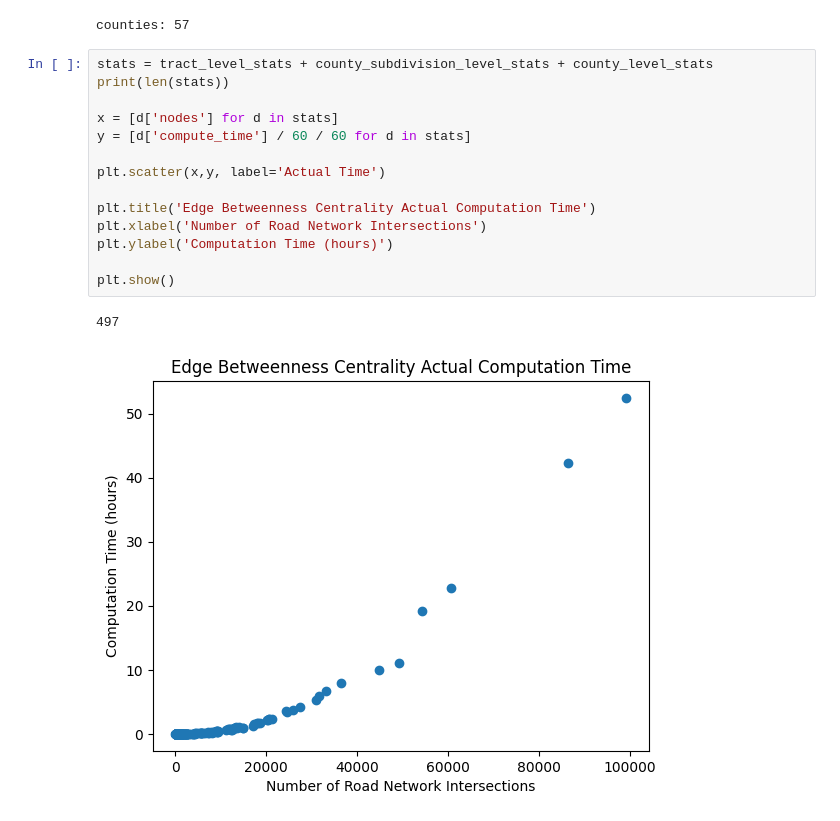
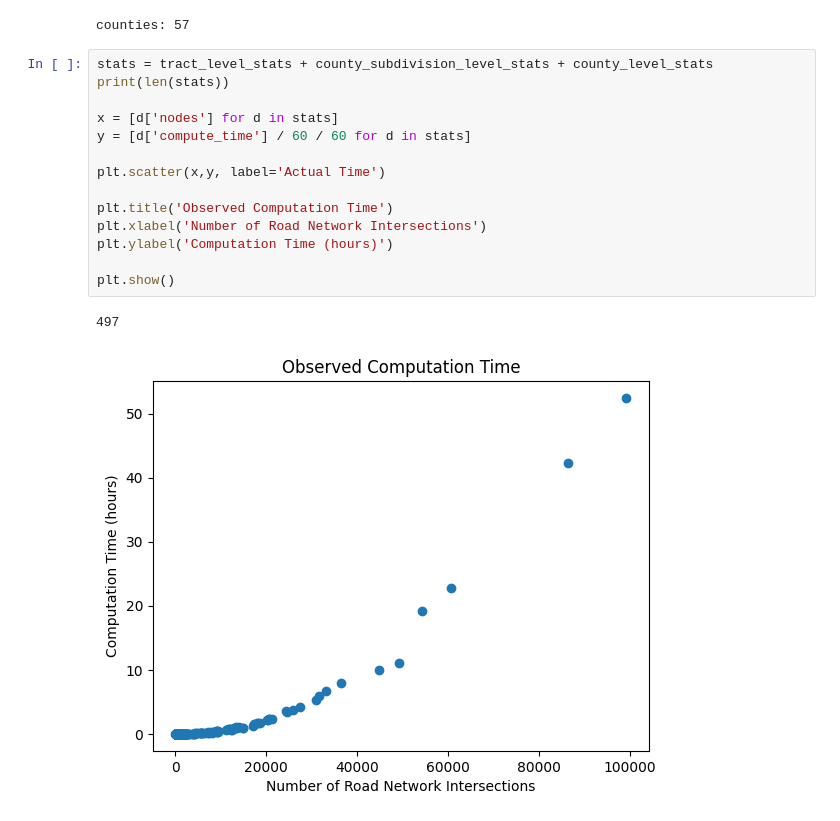
Before and after one commit to availabs/avail-transportation-resiliency-metrics, a Jupyter notebook: processing/networkx_edge_betweenness_centrality/create_nysdot_region_1_report/computational_complexity.ipynb, the cells around one changed output. Drawn from its saved outputs; the diff is of its cells as text.

```diff
--- a/processing/networkx_edge_betweenness_centrality/create_nysdot_region_1_report/computational_complexity.ipynb
+++ b/processing/networkx_edge_betweenness_centrality/create_nysdot_region_1_report/computational_complexity.ipynb
@@ -117,20 +117,20 @@ counties: 57
 # %%
 stats = tract_level_stats + county_subdivision_level_stats + county_level_stats
 print(len(stats))
 
 x = [d['nodes'] for d in stats]
 y = [d['compute_time'] / 60 / 60 for d in stats]
 
 plt.scatter(x,y, label='Actual Time')
 
-plt.title('Edge Betweenness Centrality Actual Computation Time')
+plt.title('Observed Computation Time')
 plt.xlabel('Number of Road Network Intersections')
 plt.ylabel('Computation Time (hours)')
 
 plt.show()
 # %% [output]
 497
-[figure, old version]
+[figure, new version]
 # %%
 x = [d['nodes'] for d in stats]
 z = [d['algo_time'] for d in stats]
```
Also changed, not shown: parts of 1 cell of this notebook, 9 other files.
